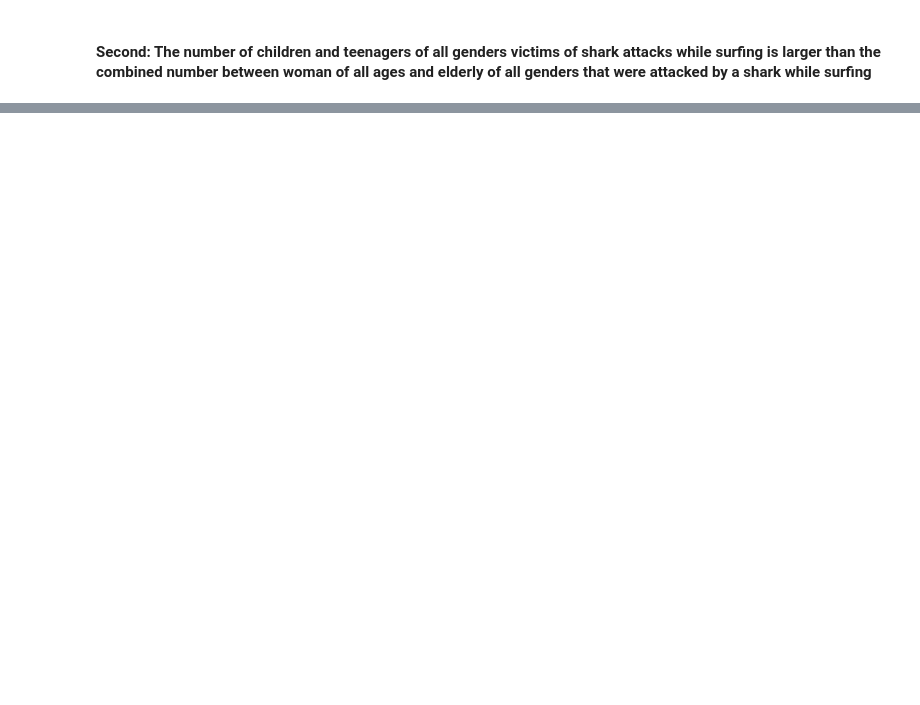
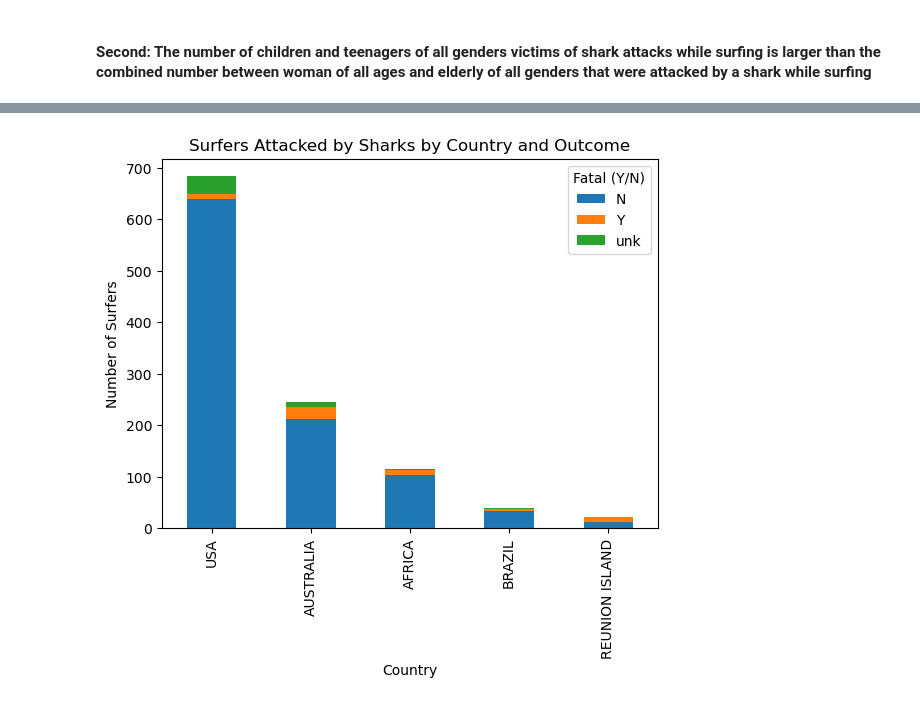
Before and after one commit to Wallace30Rocha/Shark-Attack, a Jupyter notebook: Data_Cleaning_Shark_Attack_WR.ipynb, the cells around one changed output, grey strips where cells are left out. Drawn from its saved outputs; the diff is of its cells as text; code cells hidden in the pictures; blank space fills up the shorter version.

Commit message:
add country_dict, updating code

```diff
--- a/Data_Cleaning_Shark_Attack_WR.ipynb
+++ b/Data_Cleaning_Shark_Attack_WR.ipynb
@@ -55,0 +117,3 @@ shark_attacks.head(10)
+# %%
+#clean the column Investigator or Source from numeric digits and special symbols
+shark_attacks['Investigator or Source'] = shark_attacks['Investigator or Source'].str.replace('[^a-zA-Z\s\.]+', '', regex = True)
@@ -326,0 +571,6 @@ print(f'\nThe results shows that my second hypothesis - The number of children a
+# %%
+#set all letters in Country column to uppercase
+shark_attacks['Country'] = shark_attacks['Country'].str.upper()
+
+#check the number that each word appear in column Country
+#print(dict(shark_attacks['Country'].value_counts()))
@@ -326,0 +587,11 @@ print(f'\nThe results shows that my second hypothesis - The number of children a
+# %%
+#treatment of the column Country with the dictionary that was loaded in the beginning of the code
+shark_attacks['Country'] = shark_attacks['Country'].replace(country_dict_pattern, regex = True)
+
+#replace the words from the column Country that matches with the keys from dict with the values of the dict
+shark_attacks['Country'] = shark_attacks['Country'].where(shark_attacks['Country'].isin(country_dict_pattern.values()), 'Rest of the World')
+
+#present the number of attacks for each Country
+country_attacks = shark_attacks['Country'].value_counts()
+#activity_attacks = activity_attacks.round().astype(int)
+print(f'\n% of attacks for each country:\n\n{country_attacks}.')
@@ -326,0 +616,27 @@ print(f'\nThe results shows that my second hypothesis - The number of children a
+# %%
+#Filter the data to include only surfers
+surfers = shark_attacks[shark_attacks['Activity'] == 'surfing']
+
+# Group the data by country and age group
+group_surfers = surfers.groupby(['Country'])
+
+# Count the number of surfers in each age group who suffered a fatal or non-fatal attack
+count_surfers = group_surfers['Fatal (Y/N)'].value_counts().unstack().fillna(0)
+
+# Select the top 10 countries based on the total number of surfers
+top_countries = count_surfers.sum(axis = 1).sort_values(ascending = False).head(5)
+
+# Filter the counts data for the top 10 countries
+count_surfers = count_surfers.loc[top_countries.index]
+
+# Plot the counts data as a stacked bar chart
+count_surfers.plot(kind='bar', stacked=True)
+
+# Add a title and axis labels
+plt.title('Surfers Attacked by Sharks by Country and Outcome')
+plt.xlabel('Country')
+plt.ylabel('Number of Surfers')
+
+plt.show()
+# %% [output]
+[figure, added]
```
Also changed, not shown: parts of 34 cells of this notebook, 3 other files.
